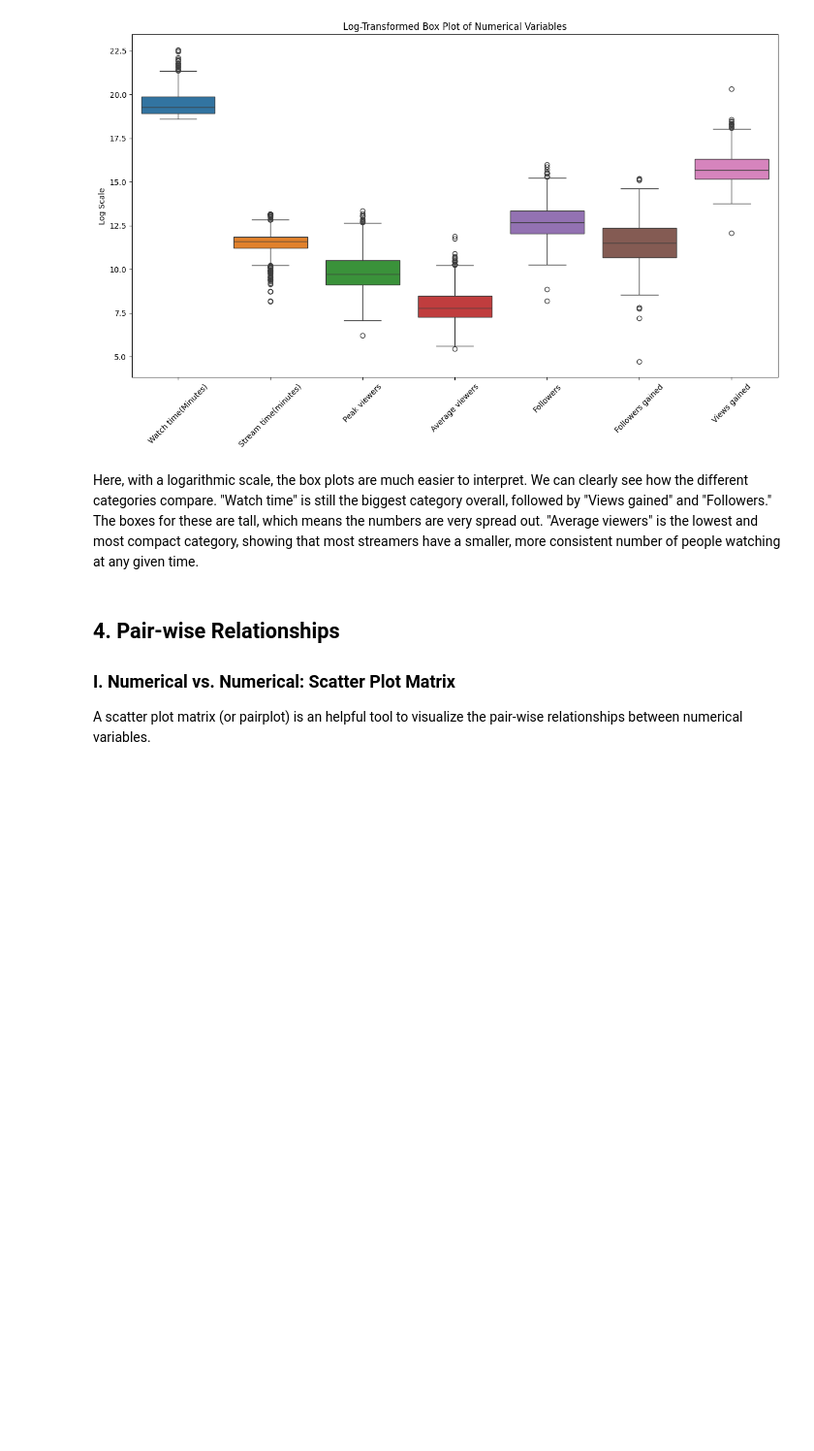
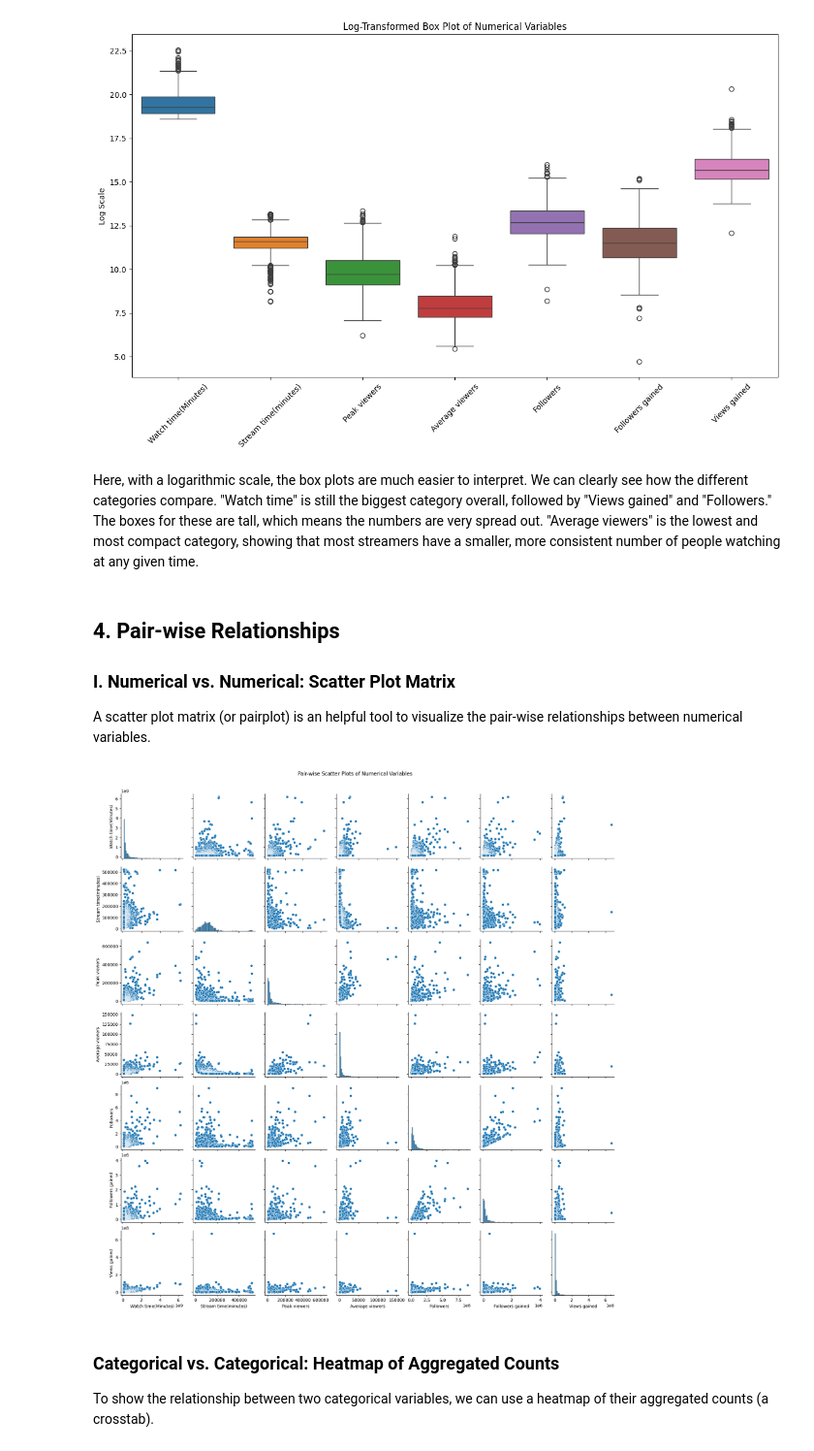
Before and after one commit to datasheng/csc46000-team-project-4727, a Jupyter notebook: EDA_SteamerData.ipynb, the cells around one changed output. Shown at 97% size. Drawn from its saved outputs; the diff is of its cells as text; code cells hidden in the pictures; blank space fills up the shorter version.

Commit message:
generated a scatter plot matrix to show the pair-wise relationships between all the numerical values

```diff
--- a/EDA_SteamerData.ipynb
+++ b/EDA_SteamerData.ipynb
@@ -147,3 +147,13 @@ Here, with a logarithmic scale, the box plots are much easier to interpret. We c
 
 ### I. Numerical vs. Numerical: Scatter Plot Matrix
 A scatter plot matrix (or pairplot) is an helpful tool to visualize the pair-wise relationships between numerical variables.
+# %%
+# Create a pair-wise scatter plot matrix
+sns.pairplot(df[numerical_cols])
+plt.suptitle('Pair-wise Scatter Plots of Numerical Variables', y=1.02)
+plt.show()
+# %% [output]
+[figure, added]
+# %% [markdown]
+### Categorical vs. Categorical: Heatmap of Aggregated Counts
+To show the relationship between two categorical variables, we can use a heatmap of their aggregated counts (a crosstab).
```
